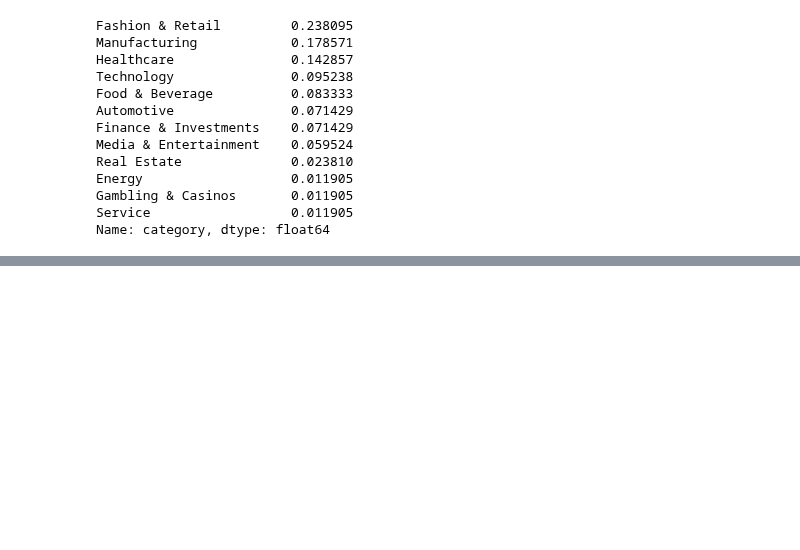
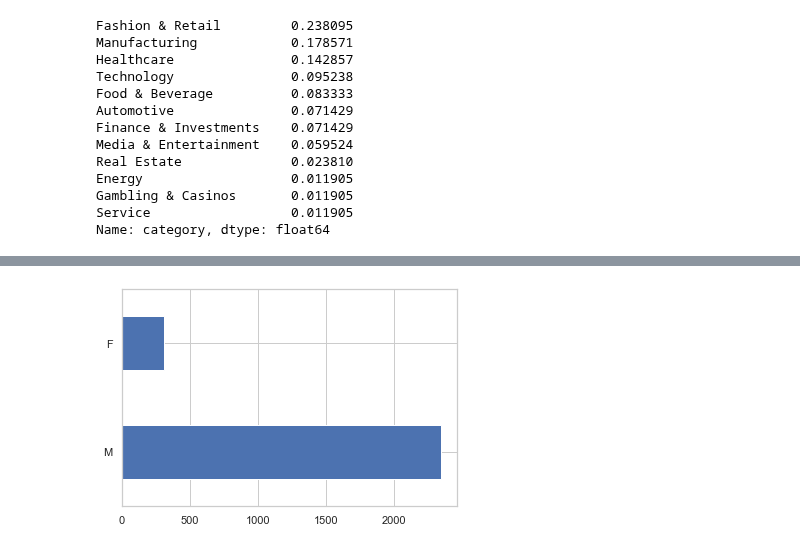
Before and after one commit to abdullahcayde/Trainings, a Jupyter notebook: Data_Preprocessing/forbes_2022.ipynb, the cells around one changed output, grey strips where cells are left out. Saved outputs shown, nothing was run; the diff lists cells and outputs as text; code cells hidden in the pictures; blank space fills up the shorter version.

```diff
--- a/Data_Preprocessing/forbes_2022.ipynb
+++ b/Data_Preprocessing/forbes_2022.ipynb
@@ -196,0 +236,4 @@ Name: category, dtype: float64
+# %%
+df['gender'].value_counts().plot.barh();
+# %% [output]
+[figure, added]
```
Also changed, not shown: parts of 7 cells of this notebook.
